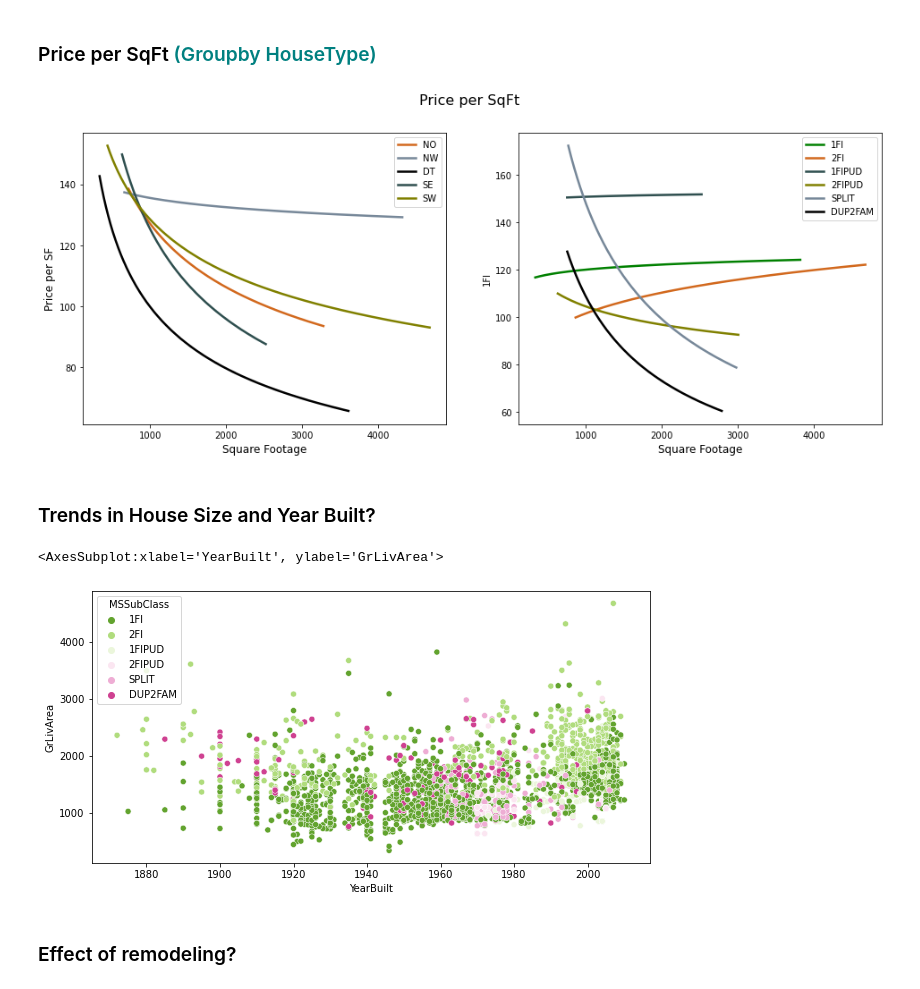
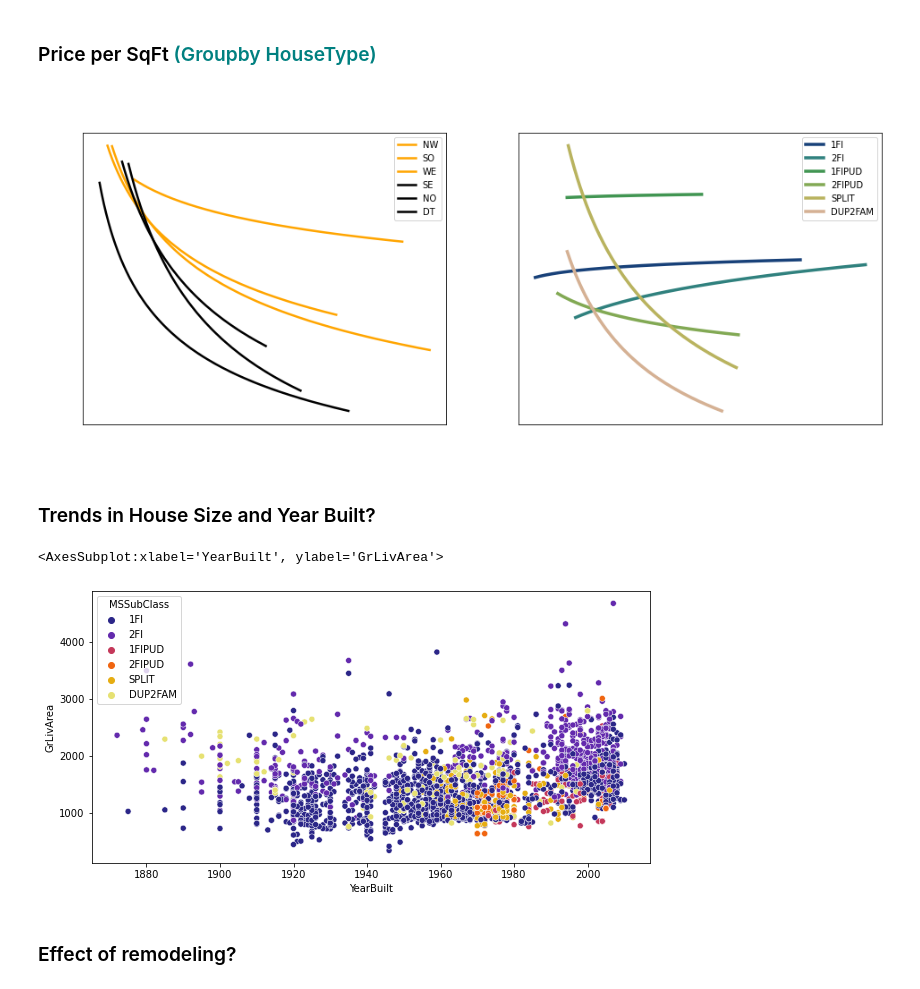
Before and after one commit to dnie44/nycdatascience_ML_project, a Jupyter notebook: daniel/2_EDA_land_general_size_feats.ipynb, the cells around one changed output. Saved outputs shown, nothing was run; the diff lists cells and outputs as text; code cells hidden in the pictures.

```diff
--- a/daniel/2_EDA_land_general_size_feats.ipynb
+++ b/daniel/2_EDA_land_general_size_feats.ipynb
@@ -240,11 +263,18 @@ general = general.join(data[['Sector','Neighborhood','SalePrice','GrLivArea']],o
 # %%
 type_order=['1Fl','2Fl','1FlPUD','2FlPUD','SPLIT','DUP2FAM']
 #Plot NEW HouseClass
-sns.set_palette('flare_r')
+sns.set_palette('gist_earth')
 fig, (ax1, ax2) = plt.subplots(1, 2, figsize=(14,6))
-fig.suptitle('HouseClass: Living Area   and   Price', size=16)
+fig.suptitle('HouseClass: Living Area   and   Price', size=16, c='w')
 
-sns.boxplot(ax=ax1,x=general.MSSubClass, y=general.GrLivArea, order=type_order)
+sns.boxplot(ax=ax1,x=general.MSSubClass, y=general.GrLivArea,
+            palette='gist_earth' ,order=type_order)
+#ax1.xaxis.label.set_color('white')
+#ax1.yaxis.label.set_color('white')
+#ax1.tick_params(colors='white', which='both')
 sns.boxplot(ax=ax2,x=general.MSSubClass, y=general.SalePrice, order=type_order)
+#ax2.xaxis.label.set_color('white')
+#ax2.yaxis.label.set_color('white')
+#ax2.tick_params(colors='white', which='both')
 # %% [output]
 <AxesSubplot:xlabel='MSSubClass', ylabel='SalePrice'>
@@ -270,7 +300,7 @@ temp
 # %%
-sec_order=['NO','NW','DT','SE','SW']
+sec_order=['NW','SO','WE','SE','NO','DT']
 fig, ax1 = plt.subplots()
-temp.loc[:,sec_order].T.plot(ax=ax1, kind='bar', rot=0,
+temp.loc[:,sec_order].T.plot(ax=ax1, kind='bar', rot=0, width=0.8,
                            stacked=True, figsize=(10,6)).legend(bbox_to_anchor=(1.051, 1.0));
 ax1.set_ylabel('Proportion')
 # %% [output]
@@ -326,19 +393,28 @@ for housetype in general.MSSubClass.unique():
 type_pxperSF = pd.DataFrame(pxperSF)
 # %%
 fig, (ax1, ax2) = plt.subplots(1, 2, figsize=(16,6))
-fig.suptitle('Price per SqFt', size=16)
+fig.suptitle('Price per SqFt', size=16,  color='white')
 
-for sector, color in zip(sec_order,['#D2691E','#778899','k','#2F4F4F','#808000']):
+for sector, color in zip(sec_order,['orange','orange','orange','k','k','k']):
     sns.lineplot(ax=ax1, x=sector_pxperSF.index, y=sector ,data=sector_pxperSF,
                  color=color, label=sector, linewidth=2.5);
+    ax1.set_title('by Sector', color='white')
     ax1.set_ylabel('Price per SF', size=12)
     ax1.set_xlabel('Square Footage', size=12)
-for housetype, color in zip(type_order,['g','#D2691E','#2F4F4F','#808000','#778899','k']):
+    ax1.xaxis.label.set_color('white')
+    ax1.yaxis.label.set_color('white')
+    ax1.tick_params(colors='white', which='both')
+for housetype in type_order:
     sns.lineplot(ax=ax2, x=type_pxperSF.index, y=housetype ,data=type_pxperSF,
-                 color=color, label=housetype, linewidth=2.5);
+                 label=housetype, linewidth=3.5);
+    ax2.set_title('by HouseType', color='white')
+    ax2.set_ylabel('Price per SF', size=12)
     ax2.set_xlabel('Square Footage', size=12)
+    ax2.xaxis.label.set_color('white')
+    ax2.yaxis.label.set_color('white')
+    ax2.tick_params(colors='white', which='both')
 # %% [output]
-[figure, old version]
+[figure, new version]
 # %% [markdown]
 ### Trends in House Size and Year Built?
 # %%
@@ -346,7 +422,7 @@ plt.figure(figsize=(10,5))
 sns.scatterplot(x='YearBuilt', y='GrLivArea', hue='MSSubClass', data=general, hue_order=type_order)
 # %% [output]
 <AxesSubplot:xlabel='YearBuilt', ylabel='GrLivArea'>
-[figure, old version]
+[figure, new version]
 # %% [markdown]
 ### Effect of remodeling?
 # %%
```
Also changed, not shown: parts of 15 cells of this notebook, 13 other files.
